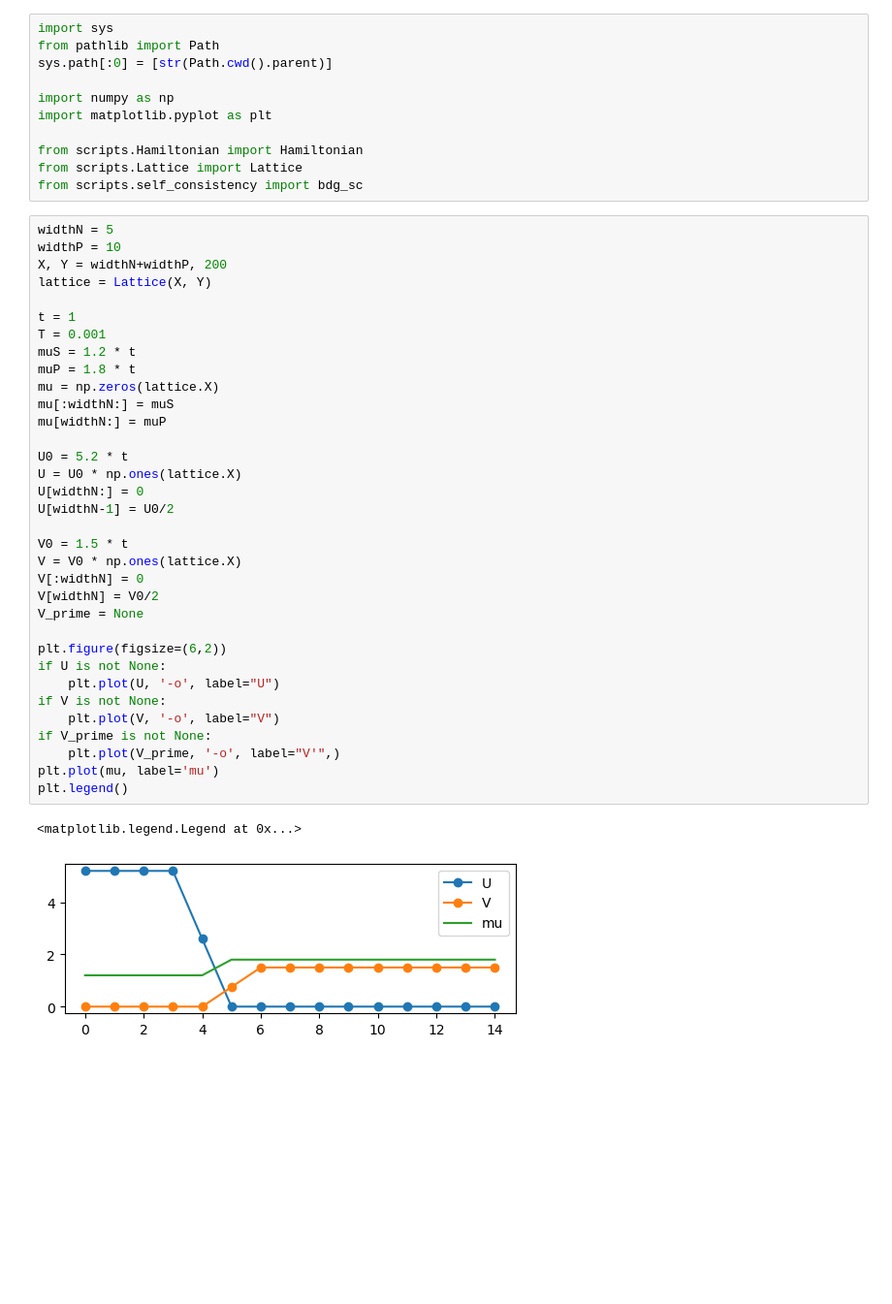
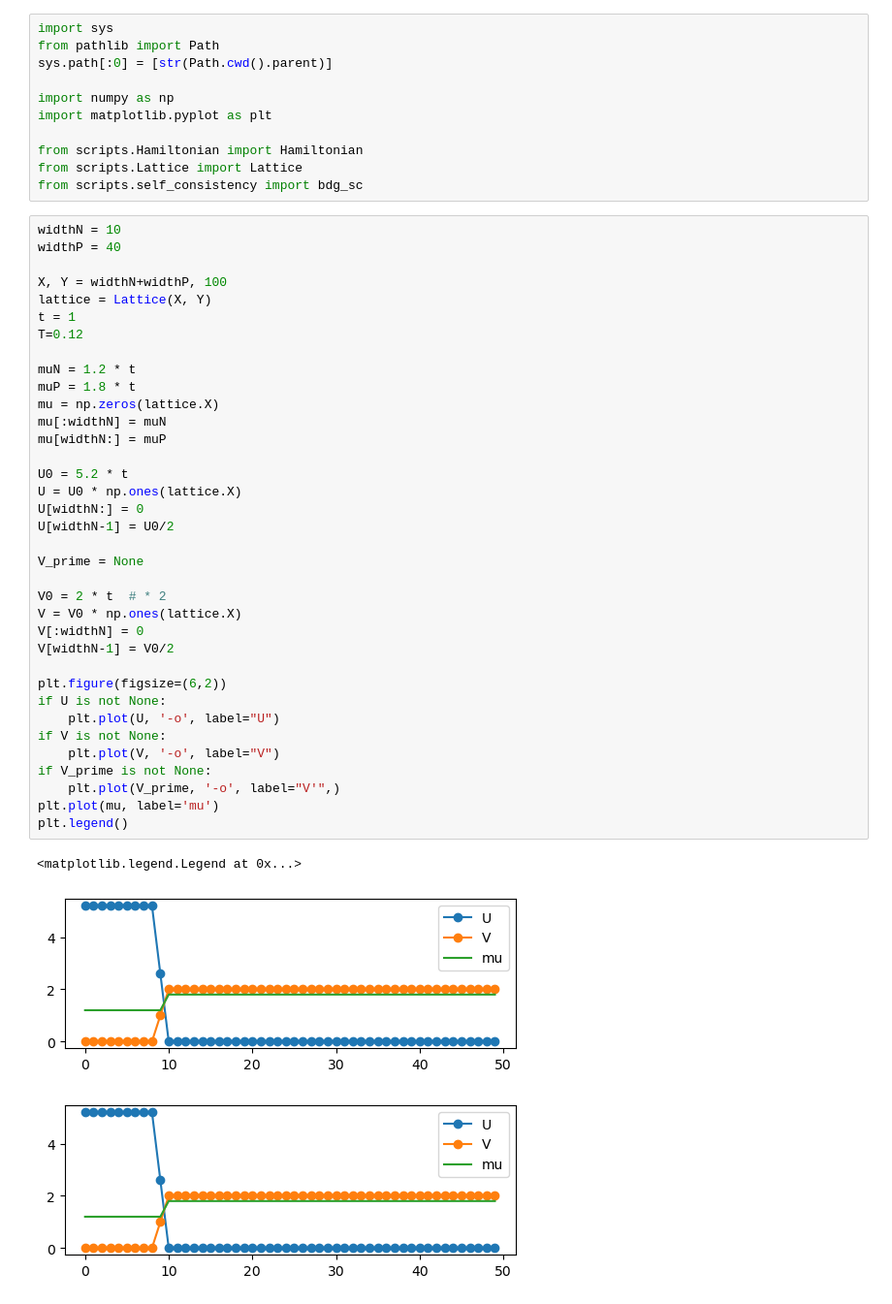
Before and after one commit to emilssp/master-thesis-codebase, a Jupyter notebook: notebooks/SP.ipynb, the cells around one changed output. Shown at 97% size. Cells and saved outputs as stored; diff of their text form; blank space fills up the shorter version.

```diff
--- a/notebooks/SP.ipynb
+++ b/notebooks/SP.ipynb
@@ -10,40 +10,43 @@ from scripts.Hamiltonian import Hamiltonian
 from scripts.Lattice import Lattice
 from scripts.self_consistency import bdg_sc
 # %%
-widthN = 5
-widthP = 10
-X, Y = widthN+widthP, 200
+widthN = 10
+widthP = 40
+
+X, Y = widthN+widthP, 100
 lattice = Lattice(X, Y)
+t = 1
+T=0.12
 
-t = 1
-T = 0.001
-muS = 1.2 * t
+muN = 1.2 * t
 muP = 1.8 * t
 mu = np.zeros(lattice.X)
-mu[:widthN:] = muS
+mu[:widthN] = muN
 mu[widthN:] = muP
 
 U0 = 5.2 * t
 U = U0 * np.ones(lattice.X)
 U[widthN:] = 0
 U[widthN-1] = U0/2
 
-V0 = 1.5 * t
+V_prime = None
+
+V0 = 2 * t  # * 2
 V = V0 * np.ones(lattice.X)
 V[:widthN] = 0
-V[widthN] = V0/2
-V_prime = None
+V[widthN-1] = V0/2
 
 plt.figure(figsize=(6,2))
 if U is not None:
     plt.plot(U, '-o', label="U")
 if V is not None:
     plt.plot(V, '-o', label="V")
 if V_prime is not None:
     plt.plot(V_prime, '-o', label="V'",)
 plt.plot(mu, label='mu')
 plt.legend()
 # %% [output]
 <matplotlib.legend.Legend at 0x...>
-[figure, old version]
+[figure, new version]
+[figure, added]
 # %%
```
Also changed, not shown: parts of 6 cells of this notebook, 40 other files.
